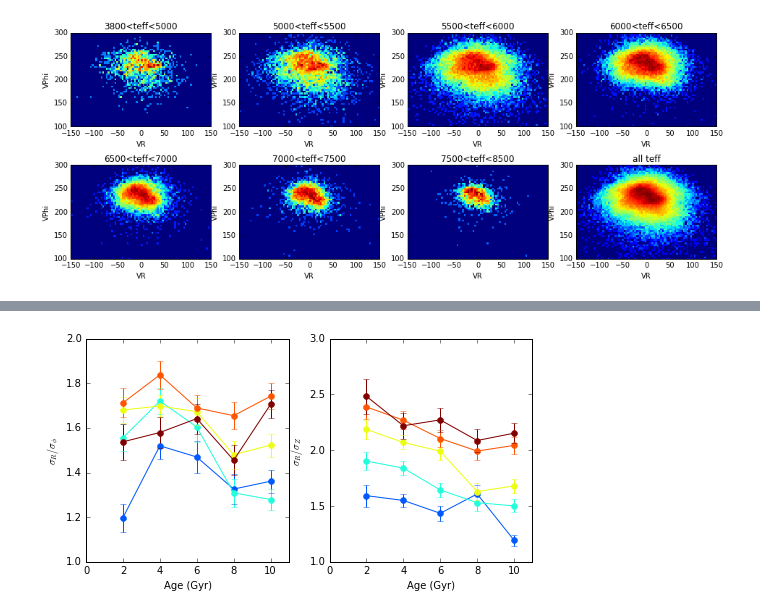
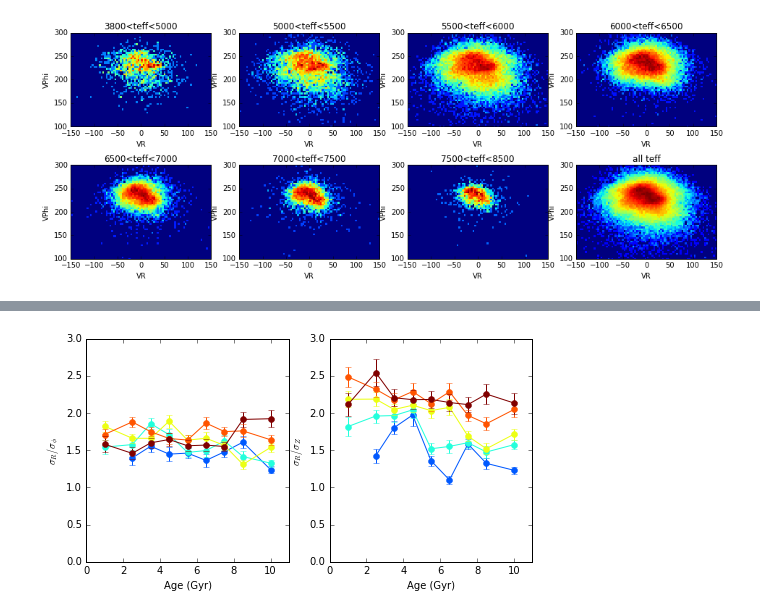
Before and after one commit to liuchaonaoc/LAMOST_TGAS, a Jupyter notebook: Vel_ellipsoid.ipynb, the cells around one changed output, grey strips where cells are left out. Cells and saved outputs as stored; diff of their text form; code cells hidden in the pictures.

```diff
--- a/Vel_ellipsoid.ipynb
+++ b/Vel_ellipsoid.ipynb
@@ -508,0 +704,4 @@ fig.savefig('VPHIVZ_AgeFeH.png')
+# %%
+mark_map=np.array([[0,0,0,0,0,1],[0,0,0,0,1,1],[0,0,0,1,1,1],[0,0,1,1,1,1],[0,1,1,1,1,0]])
+plt.imshow(mark_map.T,extent=[0,5,0,6])
+plt.show()
@@ -737,0 +1052,21 @@ fig.savefig('Alpha_RZ_AM.png')
+# %%
+#############
+vm=[[-5,5],[200,240],[-5,5],[10,60],[10,60],[10,60],[-15,15],[-15,15],[-15,15]]
+fig = plt.figure(figsize=[12,8])
+for i in xrange(9):
+    ax = fig.add_subplot(3,3,i+1)
+    im = ax.imshow(sig[i].T*mask_map.T,vmin=vm[i][0],vmax=vm[i][1],\
+                   extent=[0,10,12,0],aspect='auto',interpolation='none')
+    plt.colorbar(im)
+    plt.title(tlabs[i])
+    ax.set_xlim([0,10])
+    ax.set_ylim([0,12])
+    plt.xticks([1,3,5,7,9],('2','4','6','8','10'))
+    plt.yticks([1,3,5,7,9,11],('-0.9','-0.5','-0.3','-0.1','+0.1','+0.3'))
+
+    if i>=6:
+        plt.xlabel('Age (Gyr)')
+    if i==0 or i==3 or i==6:
+        plt.ylabel('[Fe/H]')
+fig.show()
+fig.savefig('velellip_AM.png')
@@ -821,34 +1397,34 @@ fig.savefig('vdip_age.png')
 # %%
 fig = plt.figure(figsize=[8,4])
 ax = fig.add_subplot(121)
 for i in xrange(len(fehcenter)):
     if i>0:
-        ax.errorbar(agecenter,sig_RR[:,i]/sig_PHIPHI[:,i],\
+        ax.errorbar(Agecenter,sig_RR[:,i]/sig_PHIPHI[:,i],\
                     yerr=np.sqrt(sRRerr[:,i]**2/sig_PHIPHI[:,i]**2+\
                     sPHIPHIerr[:,i]**2*sig_RR[:,i]**2/sig_PHIPHI[:,i]**4),\
                     fmt='-o',color=cols[i,:],markeredgecolor=cols[i,:])
         #ax.plot(0.5,28-i*3,'o',color=cols[i,:],markeredgecolor=cols[i,:])
         #ax.text(0.6,26-i*3,r'$%(a).3f<[Fe/H]<%(b).3f$' % {'a':fehgrid[i],'b':fehgrid[i+1]})
 ax.set_xlim([0,11])
-ax.set_ylim([1,2])
+ax.set_ylim([0,3])
 plt.ylabel(r'$\sigma_R/\sigma_\phi$')
 plt.xlabel('Age (Gyr)')
 #################
 ax = fig.add_subplot(122)
 for i in xrange(len(fehcenter)):
     if i>0:
-        ax.errorbar(agecenter,sig_RR[:,i]/sig_ZZ[:,i],\
+        ax.errorbar(Agecenter,sig_RR[:,i]/sig_ZZ[:,i],\
                     yerr=np.sqrt(sRRerr[:,i]**2/sig_ZZ[:,i]**2+\
                     sZZerr[:,i]**2*sig_RR[:,i]**2/sig_ZZ[:,i]**4),\
                     fmt='-o',color=cols[i,:],markeredgecolor=cols[i,:])
         #ax.plot(0.5,28-i*3,'o',color=cols[i,:],markeredgecolor=cols[i,:])
         #ax.text(0.6,26-i*3,r'$%(a).3f<[Fe/H]<%(b).3f$' % {'a':fehgrid[i],'b':fehgrid[i+1]})
 ax.set_xlim([0,11])
-ax.set_ylim([1,3])
+ax.set_ylim([0,3])
 plt.ylabel(r'$\sigma_R/\sigma_Z$')
 plt.xlabel('Age (Gyr)')
 fig.show()
 
 fig.savefig('sigmaratio_age.png')
 # %% [output]
-[figure, old version]
+[figure, new version]
```
Also changed, not shown: parts of 31 cells of this notebook.
